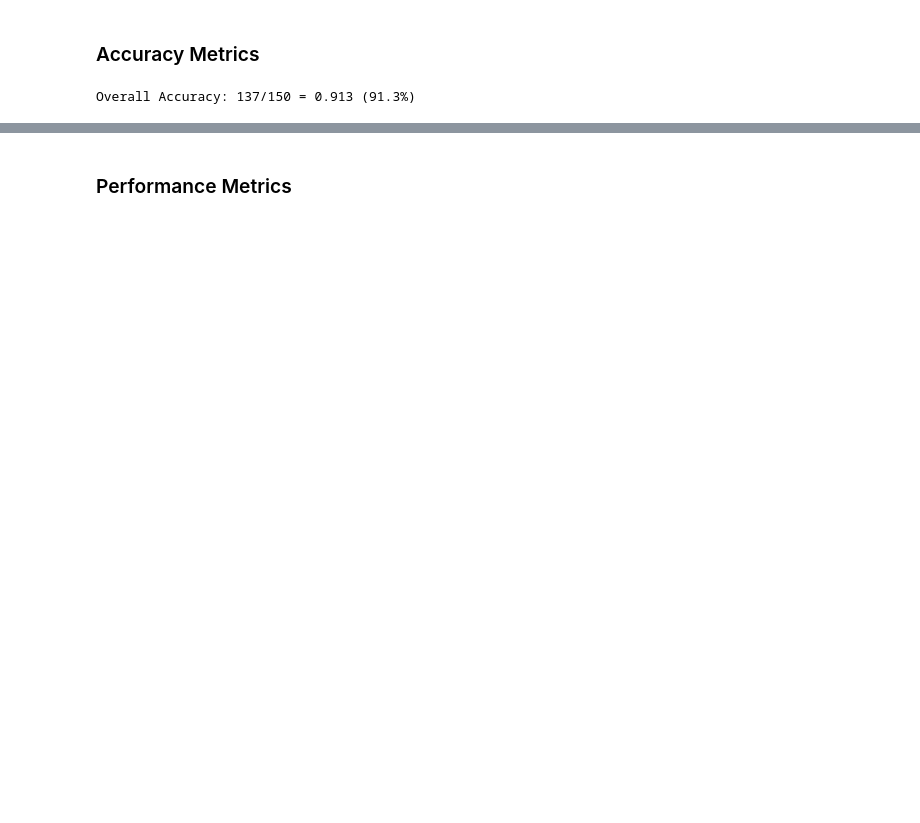
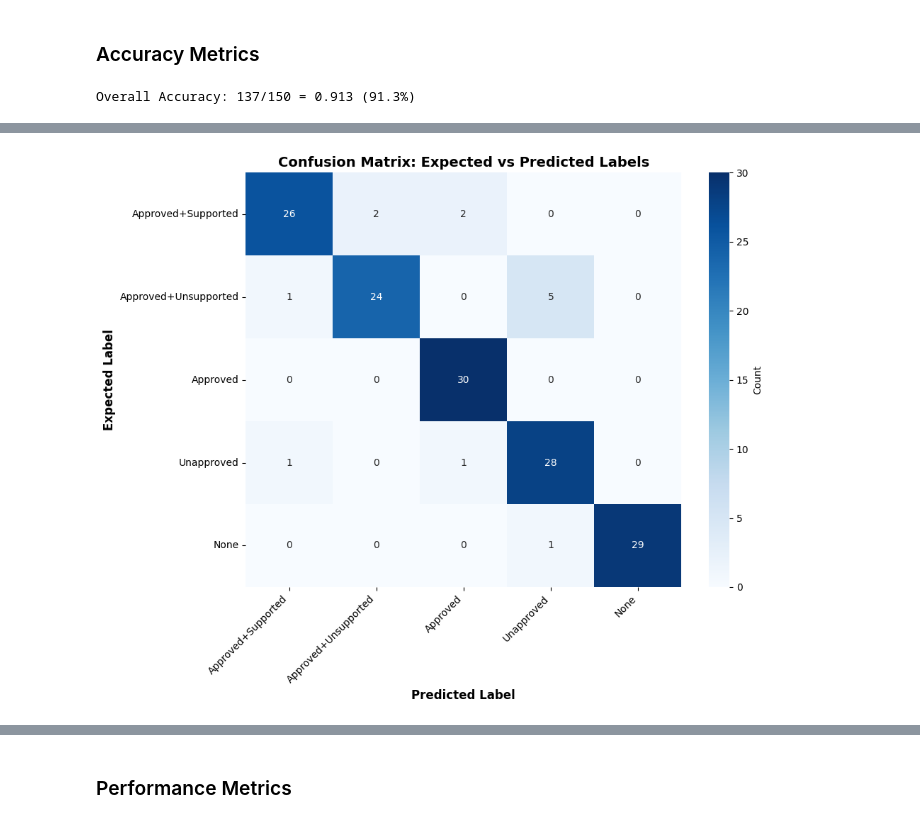
Before and after one commit to stephendongg/med-misinfo-labeler, a Jupyter notebook: analysis/analysis.ipynb, the cells around one changed output, grey strips where cells are left out. Cells and saved outputs as stored; diff of their text form; code cells hidden in the pictures; blank space fills up the shorter version.

```diff
--- a/analysis/analysis.ipynb
+++ b/analysis/analysis.ipynb
@@ -109,6 +174,8 @@ for combo_str in sorted(all_combinations):
              for pred_str, exp_str in zip(log_df['predicted_labels_str'], log_df['expected_labels_str']))
     fn = sum((pred_str != combo_str) and (exp_str == combo_str)
              for pred_str, exp_str in zip(log_df['predicted_labels_str'], log_df['expected_labels_str']))
+    tn = sum((pred_str != combo_str) and (exp_str != combo_str)
+             for pred_str, exp_str in zip(log_df['predicted_labels_str'], log_df['expected_labels_str']))
 
     precision = tp / (tp + fp) if (tp + fp) > 0 else 0
     recall = tp / (tp + fn) if (tp + fn) > 0 else 0
@@ -121,7 +188,8 @@ for combo_str in sorted(all_combinations):
         'F1': f"{f1:.3f}",
         'TP': tp,
         'FP': fp,
-        'FN': fn
+        'FN': fn,
+        'TN': tn
     })
 
 metrics_df = pd.DataFrame(results)
@@ -135,0 +204,71 @@ print(metrics_df.to_string(index=False))
+# %%
+### Confusion Matrix
+
+import numpy as np
+import matplotlib.pyplot as plt
+import seaborn as sns
+
+# Get all unique label combinations
+all_labels = sorted(set(log_df['expected_labels_str'].unique()) | set(log_df['predicted_labels_str'].unique()))
+
+# Create readable label names
+label_names = []
+for label_str in all_labels:
+    label_list = json.loads(label_str)
+    if not label_list:
+        label_names.append("None")
+    elif label_list == ["drug-approved"]:
+        label_names.append("Approved")
+    elif sorted(label_list) == ["drug-approved", "supported-claim"]:
+        label_names.append("Approved+Supported")
+    elif sorted(label_list) == ["drug-approved", "unsupported-claim"]:
+        label_names.append("Approved+Unsupported")
+    elif label_list == ["drug-unapproved"]:
+        label_names.append("Unapproved")
+    else:
+        label_names.append(str(label_list))
+
+# Create confusion matrix
+n = len(all_labels)
+confusion_matrix = np.zeros((n, n), dtype=int)
+
+for pred_str, exp_str in zip(log_df['predicted_labels_str'], log_df['expected_labels_str']):
+    pred_idx = all_labels.index(pred_str)
+    exp_idx = all_labels.index(exp_str)
+    confusion_matrix[exp_idx, pred_idx] += 1
+
+# Print numerical confusion matrix
+print("Confusion Matrix (rows=expected, columns=predicted):")
+print("=" * 80)
+confusion_df = pd.DataFrame(confusion_matrix,
+                           index=label_names,
+                           columns=label_names)
+print(confusion_df)
+print("\n" + "=" * 80)
+print(f"Diagonal sum (correct predictions): {np.trace(confusion_matrix)}/{len(log_df)}")
+
+# Visualize confusion matrix
+plt.figure(figsize=(10, 8))
+sns.heatmap(confusion_matrix,
+            annot=True,
+            fmt='d',
+            cmap='Blues',
+            xticklabels=label_names,
+            yticklabels=label_names,
+            cbar_kws={'label': 'Count'})
+plt.xlabel('Predicted Label', fontsize=12, fontweight='bold')
+plt.ylabel('Expected Label', fontsize=12, fontweight='bold')
+plt.title('Confusion Matrix: Expected vs Predicted Labels', fontsize=14, fontweight='bold')
+plt.xticks(rotation=45, ha='right')
+plt.yticks(rotation=0)
+plt.tight_layout()
+plt.show()
+
+# Calculate per-class accuracy from confusion matrix
+print("\nPer-class Accuracy:")
+for i, label_name in enumerate(label_names):
+    total = confusion_matrix[i, :].sum()
+    correct = confusion_matrix[i, i]
+    accuracy = correct / total if total > 0 else 0
+    print(f"  {label_name:25s}: {correct}/{total} = {accuracy:.3f} ({accuracy*100:.1f}%)")
+# %% [output]
@@ -135,0 +292 @@ print(metrics_df.to_string(index=False))
+[figure, added]
```
Also changed, not shown: parts of 8 cells of this notebook, 6 other files.
